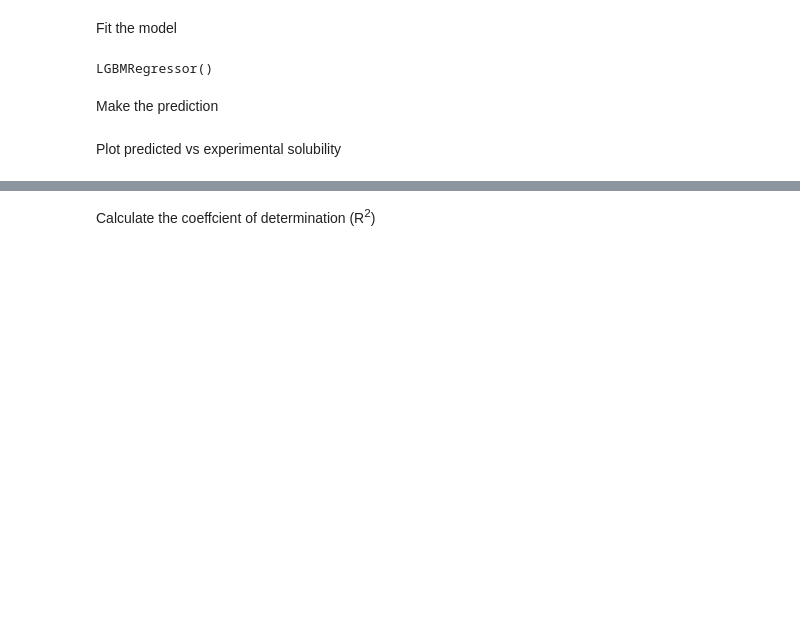
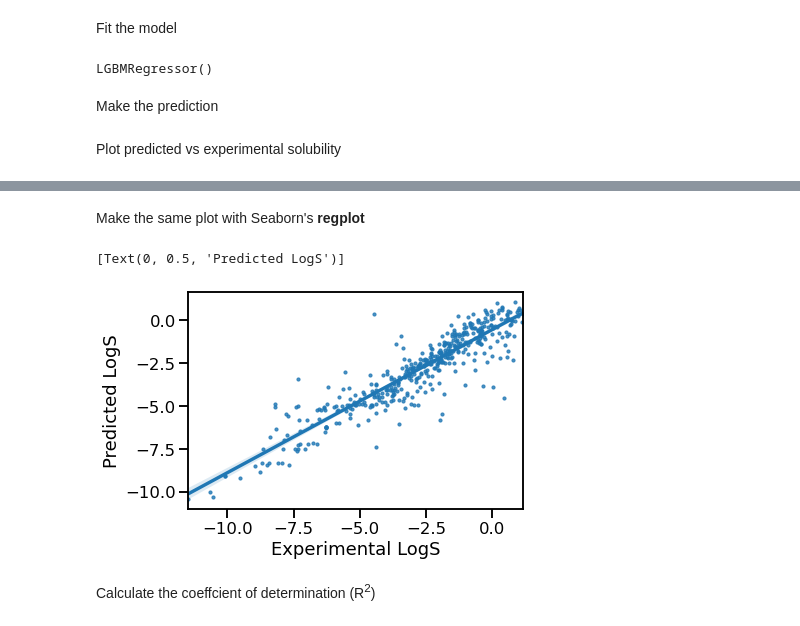
Before and after one commit to PatWalters/chem_tutorial, a Jupyter notebook: tutorial_05_ml_model.ipynb, the cells around one changed output, grey strips where cells are left out. Cells and saved outputs as stored; diff of their text form; code cells hidden in the pictures; blank space fills up the shorter version.

```diff
--- a/tutorial_05_ml_model.ipynb
+++ b/tutorial_05_ml_model.ipynb
@@ -83,3 +85,12 @@ sns.scatterplot(x=test_y,y=pred)
+# %% [markdown]
+Make the same plot with Seaborn's **regplot**
+# %%
+ax = sns.regplot(x=test_y,y=pred,scatter_kws={'s':10})
+ax.set(xlabel="Experimental LogS")
+ax.set(ylabel="Predicted LogS")
+# %% [output]
+[Text(0, 0.5, 'Predicted LogS')]
+[figure, added]
 # %% [markdown]
 Calculate the coeffcient of determination (R<sup>2</sup>)
 # %%
```
Also changed, not shown: parts of 6 cells of this notebook, 1 other file.
